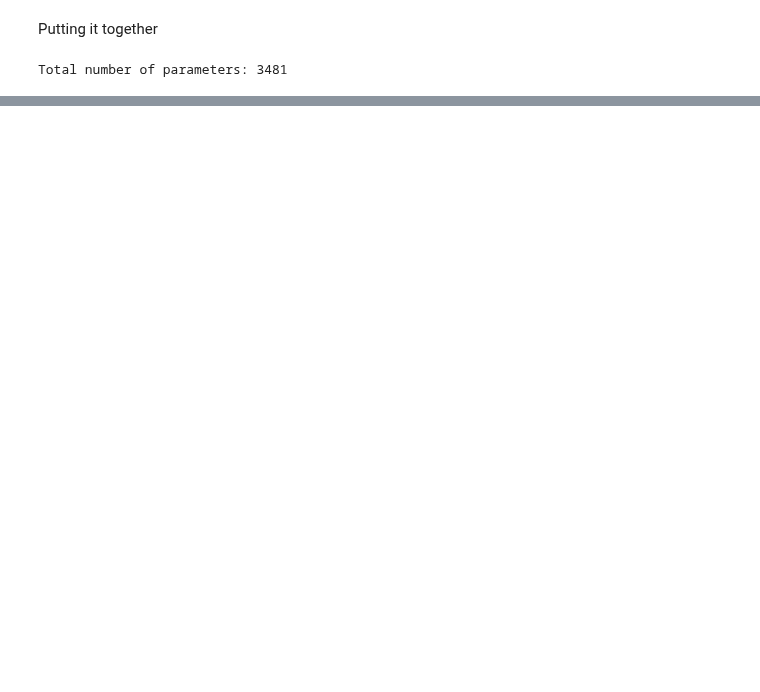
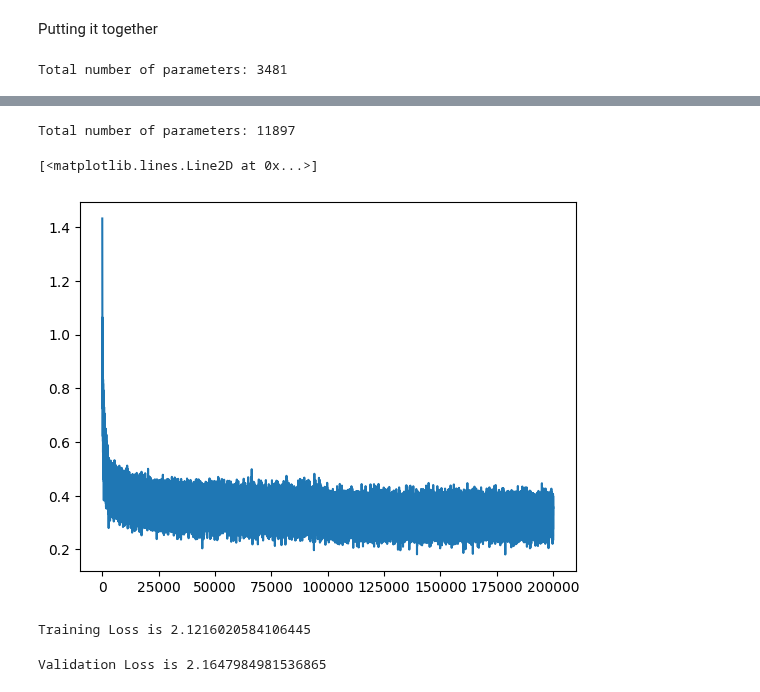
Before and after one commit to minimartzz/learning, a Jupyter notebook: makemore/2_MLP.ipynb, the cells around one changed output, grey strips where cells are left out. Cells and saved outputs as stored; diff of their text form; code cells hidden in the pictures; blank space fills up the shorter version.

```diff
--- a/makemore/2_MLP.ipynb
+++ b/makemore/2_MLP.ipynb
@@ -166,0 +266,66 @@ We observe that the smallest loss value occurs when the exponentiated learning r
+# %%
+g = torch.Generator().manual_seed(2147483647)
+C = torch.randn((27, 10), generator=g) # 3. increase embedding dimensions
+W1 = torch.randn((30, 200), generator=g) # 1. increase size of the network
+b1 = torch.randn(200, generator=g)
+W2 = torch.randn((200, 27), generator=g)
+b2 = torch.randn(27, generator=g)
+parameters = [C, W1, b1, W2, b2]
+
+for p in parameters:
+  p.requires_grad = True
+
+print(f"Total number of parameters: {sum(p.nelement() for p in parameters)}")
+# %% [output]
+Total number of parameters: 11897
+# %%
+steps = []
+lossi = []
+# %%
+for i in range(200_000):
+
+  # Minibatch construct
+  ix = torch.randint(0, X_train.shape[0], (64, )) # 2. increase the batch size
+
+  # Forward pass
+  emb = C[X_train[ix]]
+  h = torch.tanh(emb.view(-1, 30) @ W1 + b1)
+  logits = h @ W2 + b2
+  loss = F.cross_entropy(logits, y_train[ix])
+
+  # Backwards pass
+  for p in parameters:
+    p.grad = None
+  loss.backward()
+
+  # Update
+  lr = 0.1 if i < 100_000 else 0.01
+  for p in parameters:
+    p.data += -lr * p.grad
+
+  # Store Statistics
+  steps.append(i)
+  lossi.append(loss.log10().item())
+# %%
+plt.plot(steps, lossi)
+# %% [output]
+[<matplotlib.lines.Line2D at 0x...>]
+[figure, added]
+# %%
+# Evaluate training loss
+emb = C[X_train]
+h = torch.tanh(emb.view(-1, 30) @ W1 + b1)
+logits = h @ W2 + b2
+loss = F.cross_entropy(logits, y_train)
+print(f"Training Loss is {loss}")
+# %% [output]
+Training Loss is 2.1216020584106445
+# %%
+# Evaluate validation loss
+emb = C[X_val]
+h = torch.tanh(emb.view(-1, 30) @ W1 + b1)
+logits = h @ W2 + b2
+loss = F.cross_entropy(logits, y_val)
+print(f"Validation Loss is {loss}")
+# %% [output]
+Validation Loss is 2.1647984981536865
```
Also changed, not shown: parts of 22 cells of this notebook.
